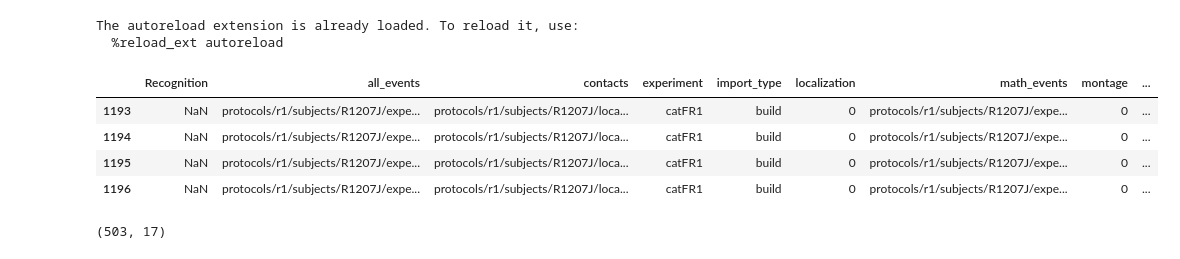
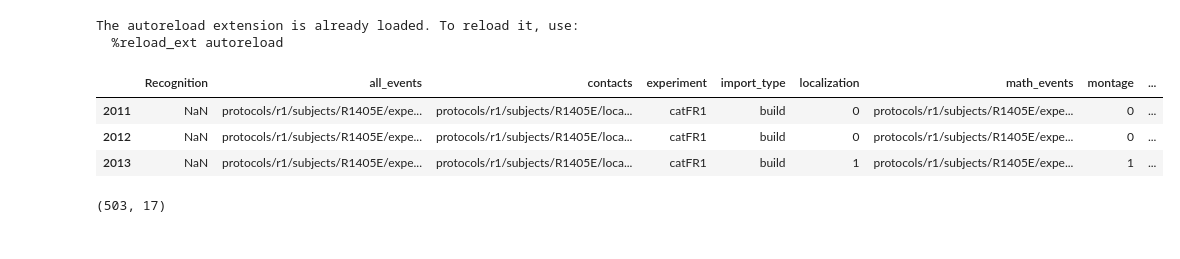
Before and after one commit to jjsakon/SWR, a Jupyter notebook: code/SWRanalysisClustering.ipynb, the cells around one changed output. Cells and saved outputs as stored; diff of their text form; code cells hidden in the pictures.

```diff
--- a/code/SWRanalysisClustering.ipynb
+++ b/code/SWRanalysisClustering.ipynb
@@ -41,38 +41,41 @@ The autoreload extension is already loaded. To reload it, use:
 # subs = ['R1112M','R1018P','R1020J','R1022J','R1023J','R1026D','R1027J'] # 7 with entorhinal
 # subs = ['R1010J','R1112M'] # original 2
 # subs = ['R1112M','R1163T'] #'R1112M' # subjects with FR1 and catFR1. SRs of 1000 and 500 tho
 # subs = ['R1151E'] # all channels X sessions get removed but 3 after 60/180 hz line removal
 # these should all be worked out now. See SWR FR1 problem sessions PPT on Box for details of each
 # subs = ['R1299T','R1332M','R1397D','R1349T','R1339D','R1337E','R1275D','R1151E','R1123C','R1120E','R1045E'] # final surrounding_recall problem subs after looking at huge raster!
 # subs = ['R1308T','R1338T','R1358T'] # these guys had weird SRs and some loading problems when I went to whole_retrieval analysis...fixed with rounding
 # subs = ['R1023J','R1101T','R1148P','R1368T','R1323T','R1334T'] # single session subs with memory allocation errors in ClusterRun
 # subs = ['R1006P','R1010J','R1030J','R1032D','R1049J','R1051J','R1052E','R1054J','R1093J','R1098D','R1104D','R1108J','R1111M',
 #         'R1115T','R1118N','R1124J','R1207J','R1230J','R1316T','R1329T','R1323T','R1337E','R1367D'] # subs that didn't load on 2020-07-04 encoding run
 # subs = ['R1113T']#,'R1137E','R1311T'] # these 3 have eegoffsets of -1 for free recalls so get messed up
 # subs = ['R1169P','R1334T','R1368T'] # subs with catFR1 I was testing clustering on
 # subs = ['R1486J','R1501J'] # catFR super subjects
 # subs = ['R1207J'] # good test sub for clustering
 # subs = ['R1385E'] # FR1 test
 # subs = ['R1077T','R1345D'] #,'R1065J']
-subs = ['R1207J']
+# subs = ['R1006P','R1010J','R1030J','R1032D','R1049J','R1051J','R1052E','R1054J','R1093J','R1098D','R1104D','R1108J','R1111M',
+#         'R1115T','R1118N','R1124J','R1207J','R1230J','R1316T','R1329T','R1323T','R1337E','R1367D','R1385E','R1486J','R1501J',
+#         'R1488T']
+# subs = ['R1488T','R1501J'] # session 0 and session 4, respectively, from these two have list=0 for some reason??
+subs = ['R1405E']
 
 # R1456D, semantic = 1, z-score = -0.84
 # R1303E, semantic = 0.64, z-score = -2.1
 # R1334T, semantic = 0.78, z-score = 0.55
 
 bad_subs = ['R1433E','R1051J'] # no electrode cats
 
 sub_df = df[(df.subject.isin(subs))  & (df.experiment == exp)] # all sessions for subs
 # sub_df = df[(df.subject.isin(subs))  & (df.experiment == exp) & (df.session==1)] # single session
 # sub_df = df[(df.experiment == exp) & (df.session == 0)] # all FR subs
 # sub_df = sub_df[0:1]
 sub_df
 # %% [output]
 |  | Recognition | all_events | contacts | experiment | import_type | localization | math_events | montage | ... |
-| 1193 | NaN | protocols/r1/subjects/R1207J/expe... | protocols/r1/subjects/R1207J/loca... | catFR1 | build | 0 | protocols/r1/subjects/R1207J/expe... | 0 | ... |
-| 1194 | NaN | protocols/r1/subjects/R1207J/expe... | protocols/r1/subjects/R1207J/loca... | catFR1 | build | 0 | protocols/r1/subjects/R1207J/expe... | 0 | ... |
-| 1195 | NaN | protocols/r1/subjects/R1207J/expe... | protocols/r1/subjects/R1207J/loca... | catFR1 | build | 0 | protocols/r1/subjects/R1207J/expe... | 0 | ... |
-| 1196 | NaN | protocols/r1/subjects/R1207J/expe... | protocols/r1/subjects/R1207J/loca... | catFR1 | build | 0 | protocols/r1/subjects/R1207J/expe... | 0 | ... |
+| 2011 | NaN | protocols/r1/subjects/R1405E/expe... | protocols/r1/subjects/R1405E/loca... | catFR1 | build | 0 | protocols/r1/subjects/R1405E/expe... | 0 | ... |
+| 2012 | NaN | protocols/r1/subjects/R1405E/expe... | protocols/r1/subjects/R1405E/loca... | catFR1 | build | 0 | protocols/r1/subjects/R1405E/expe... | 0 | ... |
+| 2013 | NaN | protocols/r1/subjects/R1405E/expe... | protocols/r1/subjects/R1405E/loca... | catFR1 | build | 1 | protocols/r1/subjects/R1405E/expe... | 1 | ... |
 # %%
 # 575 FR sessions. first 18 of don't load so skip those
 exp_df = df[df.experiment==exp]
```
Also changed, not shown: parts of 5 cells of this notebook, 3 other files.
